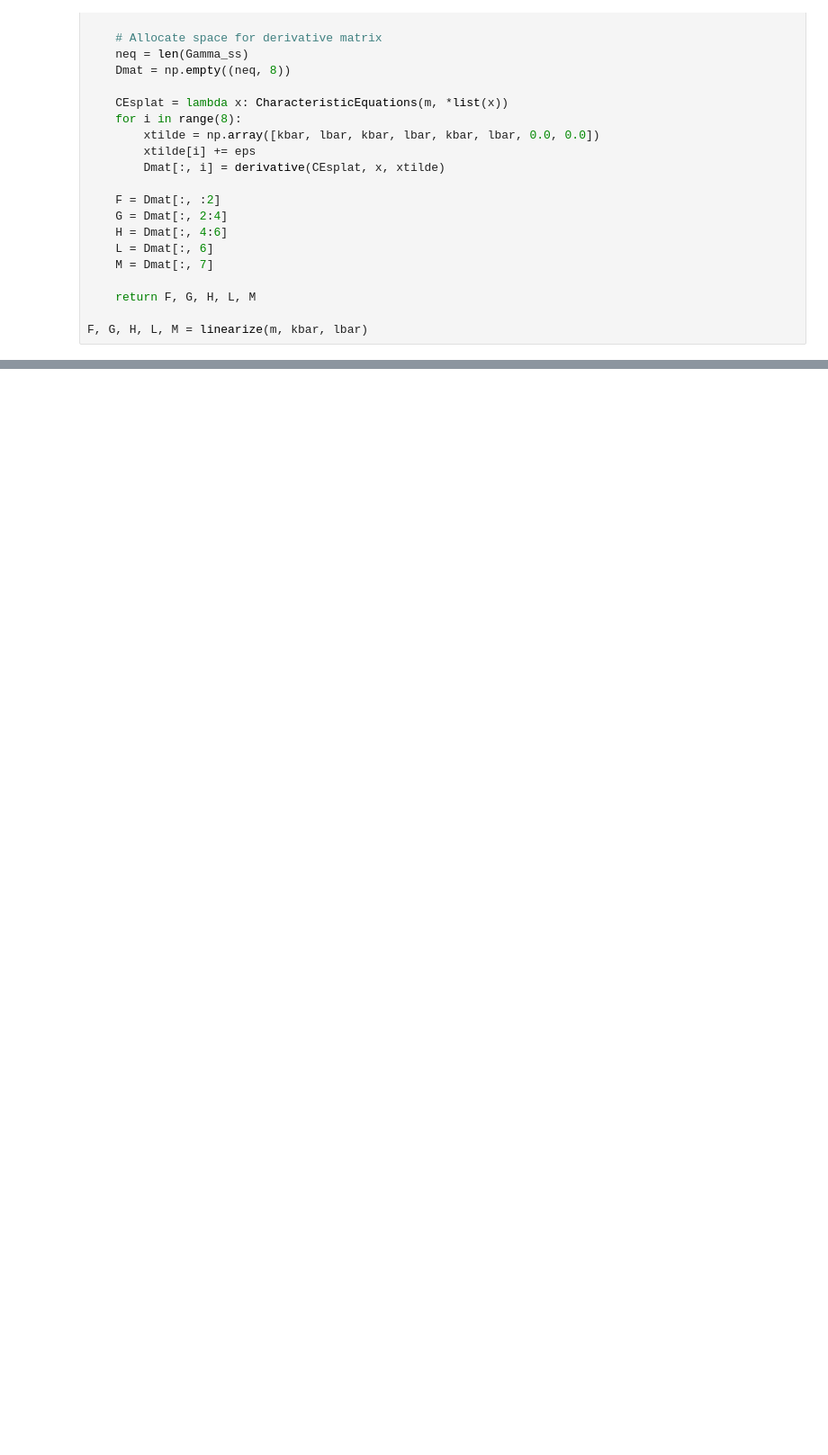
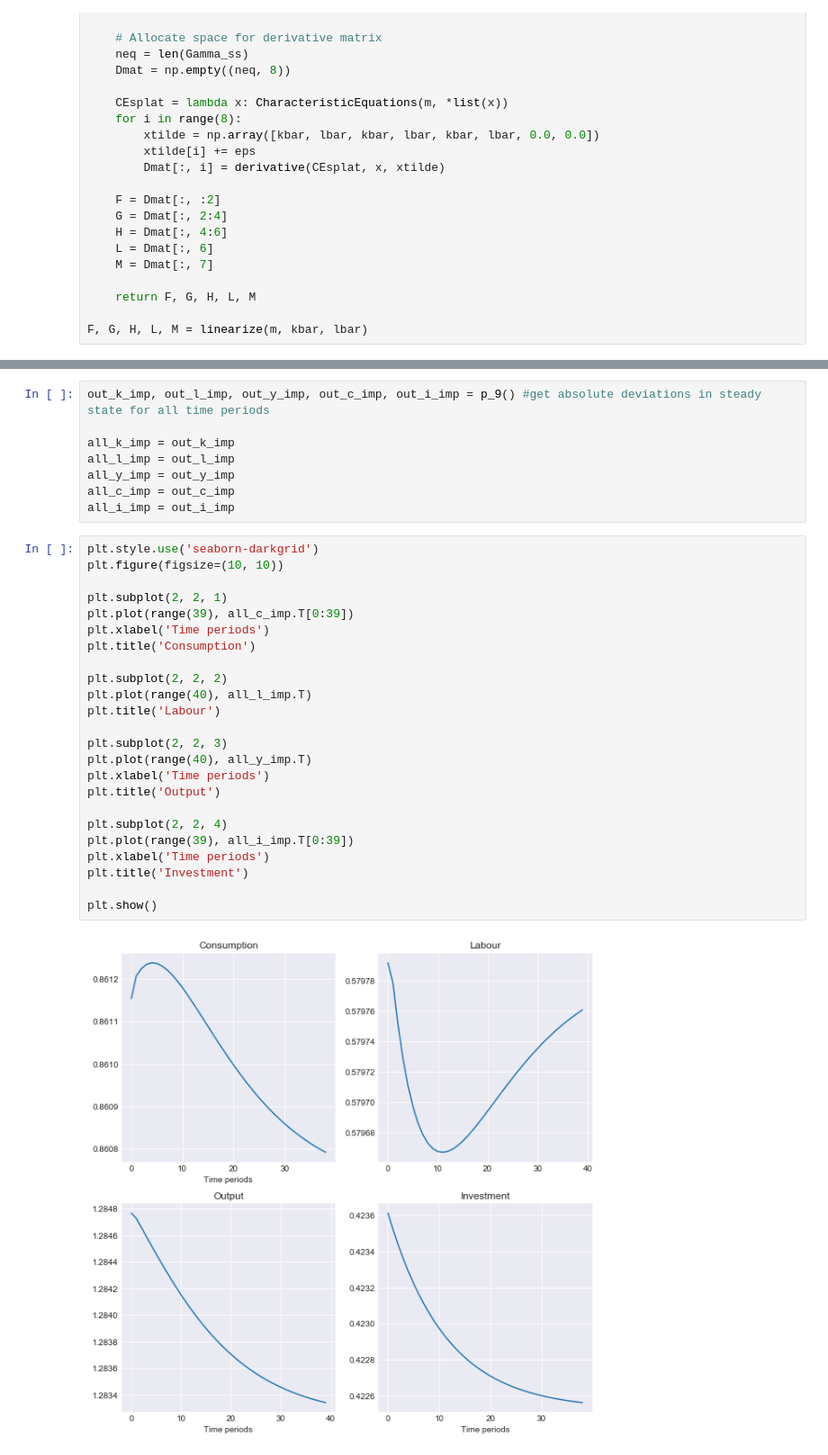
Before and after one commit to TimMunday/BootCamp2018, a Jupyter notebook: ProbSets/Econ/Week4/Linearisation.ipynb, the cells around one changed output, grey strips where cells are left out. Shown at 90% size. Drawn from its saved outputs; the diff is of its cells as text; blank space fills up the shorter version.

```diff
--- a/ProbSets/Econ/Week4/Linearisation.ipynb
+++ b/ProbSets/Econ/Week4/Linearisation.ipynb
@@ -392,0 +596,34 @@ z[0]
+# %%
+out_k_imp, out_l_imp, out_y_imp, out_c_imp, out_i_imp = p_9() #get absolute deviations in steady state for all time periods
+
+all_k_imp = out_k_imp
+all_l_imp = out_l_imp
+all_y_imp = out_y_imp
+all_c_imp = out_c_imp
+all_i_imp = out_i_imp
+# %%
+plt.style.use('seaborn-darkgrid')
+plt.figure(figsize=(10, 10))
+
+plt.subplot(2, 2, 1)
+plt.plot(range(39), all_c_imp.T[0:39])
+plt.xlabel('Time periods')
+plt.title('Consumption')
+
+plt.subplot(2, 2, 2)
+plt.plot(range(40), all_l_imp.T)
+plt.title('Labour')
+
+plt.subplot(2, 2, 3)
+plt.plot(range(40), all_y_imp.T)
+plt.xlabel('Time periods')
+plt.title('Output')
+
+plt.subplot(2, 2, 4)
+plt.plot(range(39), all_i_imp.T[0:39])
+plt.xlabel('Time periods')
+plt.title('Investment')
+
+plt.show()
+# %% [output]
+[figure, added]
```
Also changed, not shown: parts of 16 cells of this notebook.
